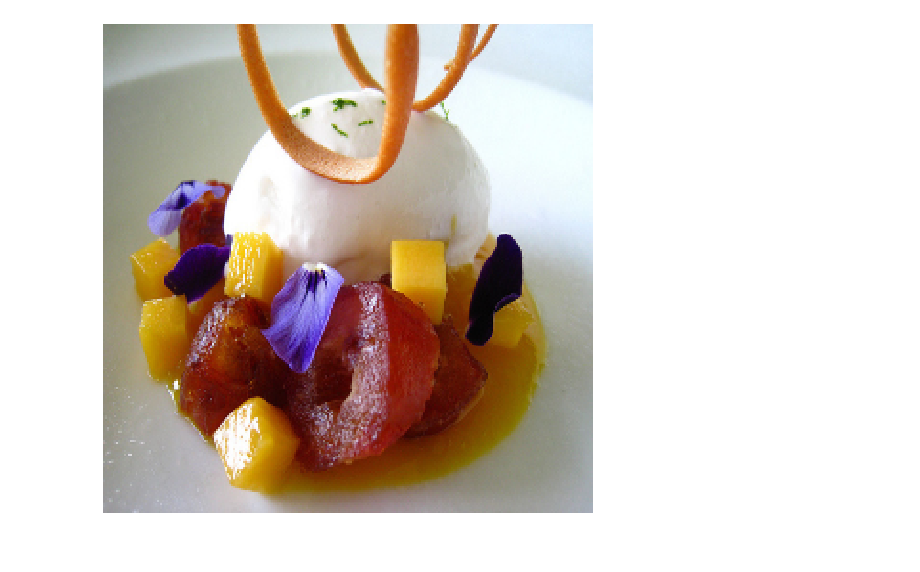
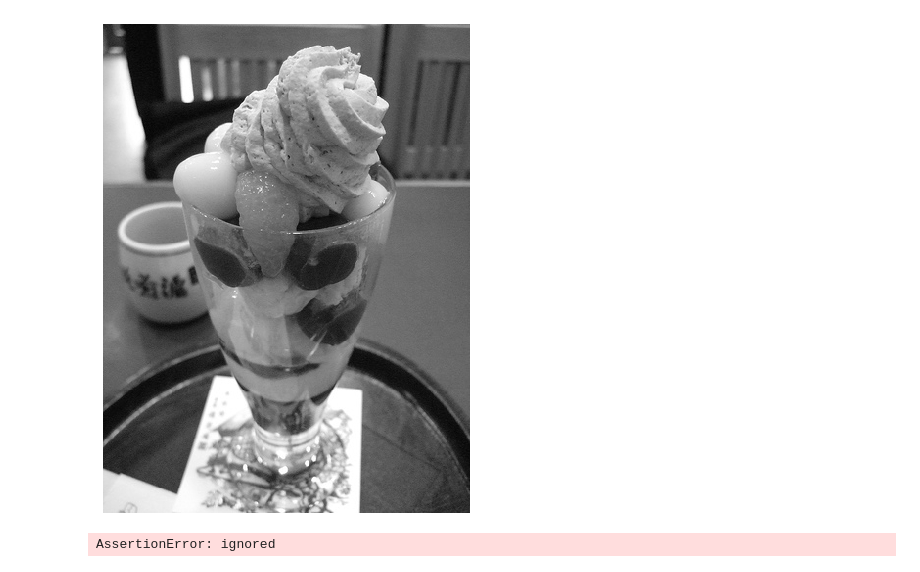
Before and after one commit to srihari-humbarwadi/image_colorization_gan_tf2.0, a Jupyter notebook: model/train.ipynb, the cells around one changed output. Cells and saved outputs as stored; diff of their text form; code cells hidden in the pictures.

```diff
--- a/model/train.ipynb
+++ b/model/train.ipynb
@@ -400,4 +368,9 @@ imshow(ppp)
-# %%
-imshow(image)
-# %% [output]
-[figure, removed]
+# %%
+image = imread(glob('train/*/*')[15], as_gray=True)
+imshow(image)
+# %% [output]
+[figure, added]
+# %%
+colored = colorizer(image)
+# %% [output]
+AssertionError: ignored
```
Also changed, not shown: parts of 11 cells of this notebook.
